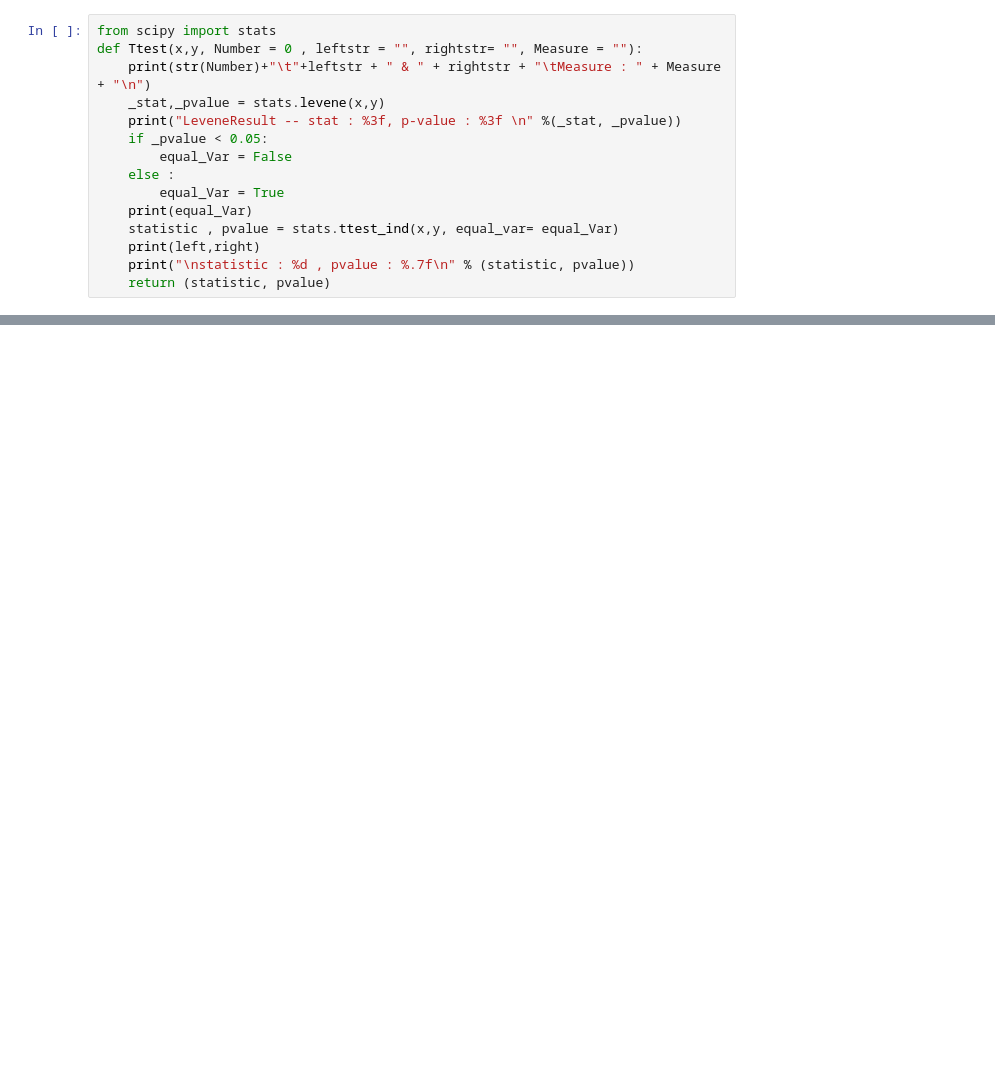
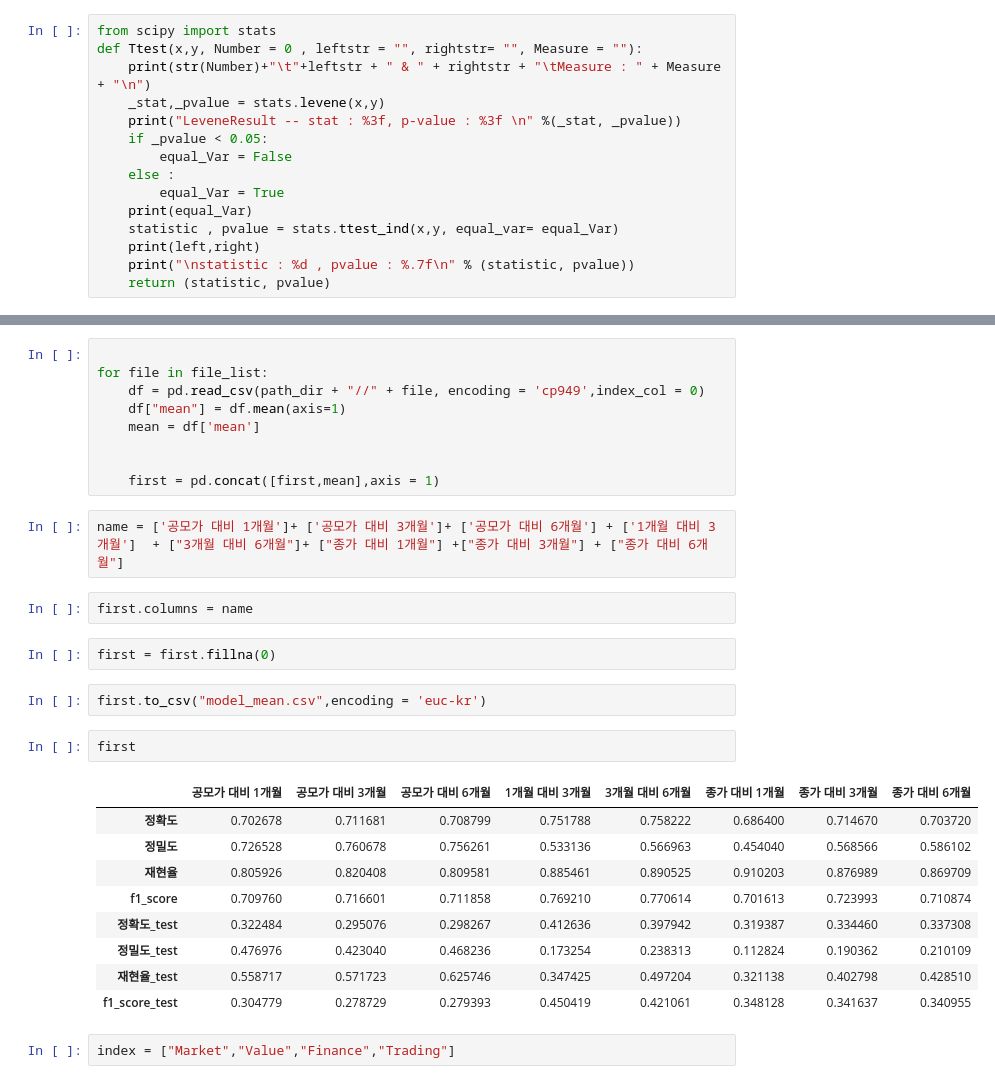
Before and after one commit to BigDataIPO/IPO, a Jupyter notebook: IPO/통계.ipynb, the cells around one changed output, grey strips where cells are left out. Drawn from its saved outputs; the diff is of its cells as text; blank space fills up the shorter version.

```diff
--- a/IPO/통계.ipynb
+++ b/IPO/통계.ipynb
@@ -266,0 +278,31 @@ def Ttest(x,y, Number = 0 , leftstr = "", rightstr= "", Measure = ""):
+# %%
+
+for file in file_list:
+    df = pd.read_csv(path_dir + "//" + file, encoding = 'cp949',index_col = 0)
+    df["mean"] = df.mean(axis=1)
+    mean = df['mean']
+
+
+    first = pd.concat([first,mean],axis = 1)
+# %%
+name = ['공모가 대비 1개월']+ ['공모가 대비 3개월']+ ['공모가 대비 6개월'] + ['1개월 대비 3개월']  + ["3개월 대비 6개월"]+ ["종가 대비 1개월"] +["종가 대비 3개월"] + ["종가 대비 6개월"]
+# %%
+first.columns = name
+# %%
+first = first.fillna(0)
+# %%
+first.to_csv("model_mean.csv",encoding = 'euc-kr')
+# %%
+first
+# %% [output]
+|  | 공모가 대비 1개월 | 공모가 대비 3개월 | 공모가 대비 6개월 | 1개월 대비 3개월 | 3개월 대비 6개월 | 종가 대비 1개월 | 종가 대비 3개월 | 종가 대비 6개월 |
+| 정확도 | 0.702678 | 0.711681 | 0.708799 | 0.751788 | 0.758222 | 0.686400 | 0.714670 | 0.703720 |
+| 정밀도 | 0.726528 | 0.760678 | 0.756261 | 0.533136 | 0.566963 | 0.454040 | 0.568566 | 0.586102 |
+| 재현율 | 0.805926 | 0.820408 | 0.809581 | 0.885461 | 0.890525 | 0.910203 | 0.876989 | 0.869709 |
+| f1_score | 0.709760 | 0.716601 | 0.711858 | 0.769210 | 0.770614 | 0.701613 | 0.723993 | 0.710874 |
+| 정확도_test | 0.322484 | 0.295076 | 0.298267 | 0.412636 | 0.397942 | 0.319387 | 0.334460 | 0.337308 |
+| 정밀도_test | 0.476976 | 0.423040 | 0.468236 | 0.173254 | 0.238313 | 0.112824 | 0.190362 | 0.210109 |
+| 재현율_test | 0.558717 | 0.571723 | 0.625746 | 0.347425 | 0.497204 | 0.321138 | 0.402798 | 0.428510 |
+| f1_score_test | 0.304779 | 0.278729 | 0.279393 | 0.450419 | 0.421061 | 0.348128 | 0.341637 | 0.340955 |
+# %%
+index = ["Market","Value","Finance","Trading"]
```
Also changed, not shown: parts of 45 cells of this notebook, 50 other files.
